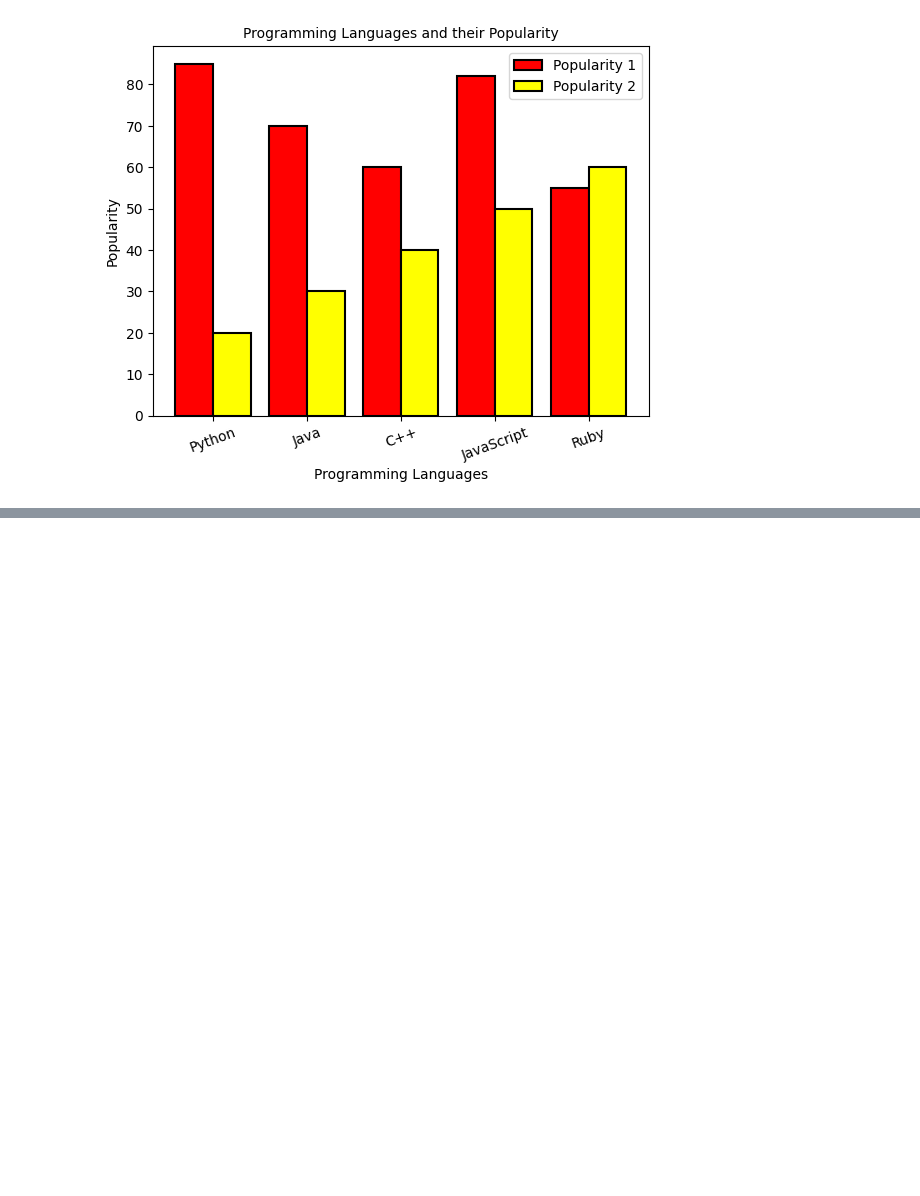
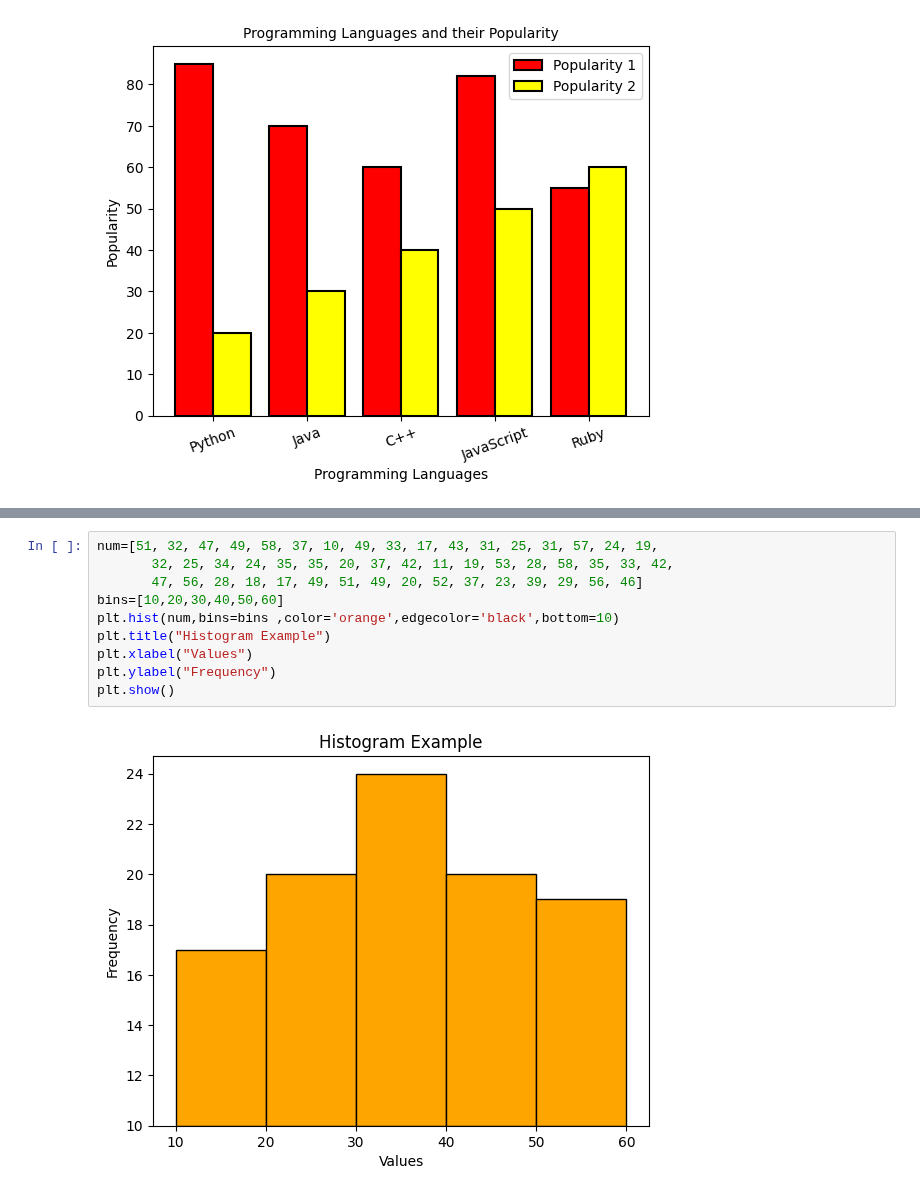
Before and after one commit to AnkitBhagat17/Data_Visualization, a Jupyter notebook: Matplotlib.ipynb, the cells around one changed output, grey strips where cells are left out. Drawn from its saved outputs; the diff is of its cells as text; blank space fills up the shorter version.

```diff
--- a/Matplotlib.ipynb
+++ b/Matplotlib.ipynb
@@ -52,0 +90,12 @@ plt.show()
+# %%
+num=[51, 32, 47, 49, 58, 37, 10, 49, 33, 17, 43, 31, 25, 31, 57, 24, 19,
+       32, 25, 34, 24, 35, 35, 20, 37, 42, 11, 19, 53, 28, 58, 35, 33, 42,
+       47, 56, 28, 18, 17, 49, 51, 49, 20, 52, 37, 23, 39, 29, 56, 46]
+bins=[10,20,30,40,50,60]
+plt.hist(num,bins=bins ,color='orange',edgecolor='black',bottom=10)
+plt.title("Histogram Example")
+plt.xlabel("Values")
+plt.ylabel("Frequency")
+plt.show()
+# %% [output]
+[figure, added]
```
Also changed, not shown: parts of 15 cells of this notebook.
